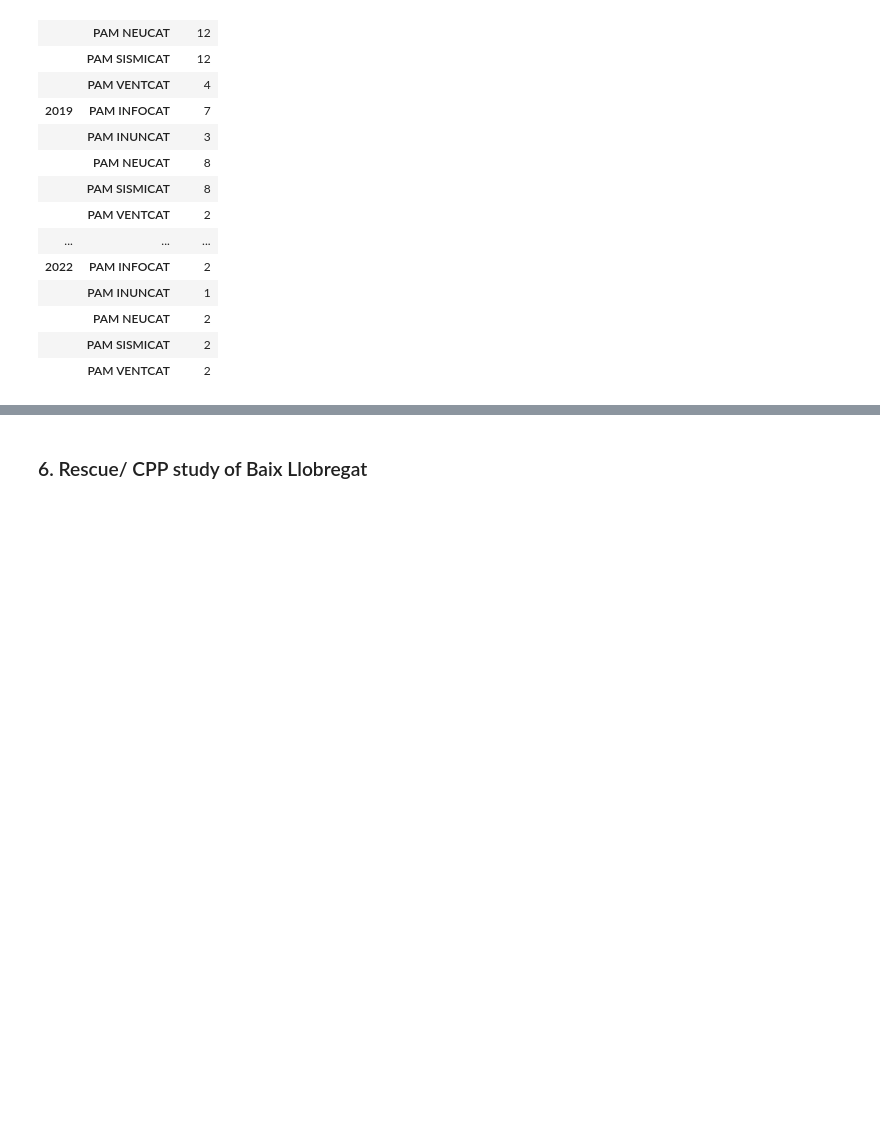
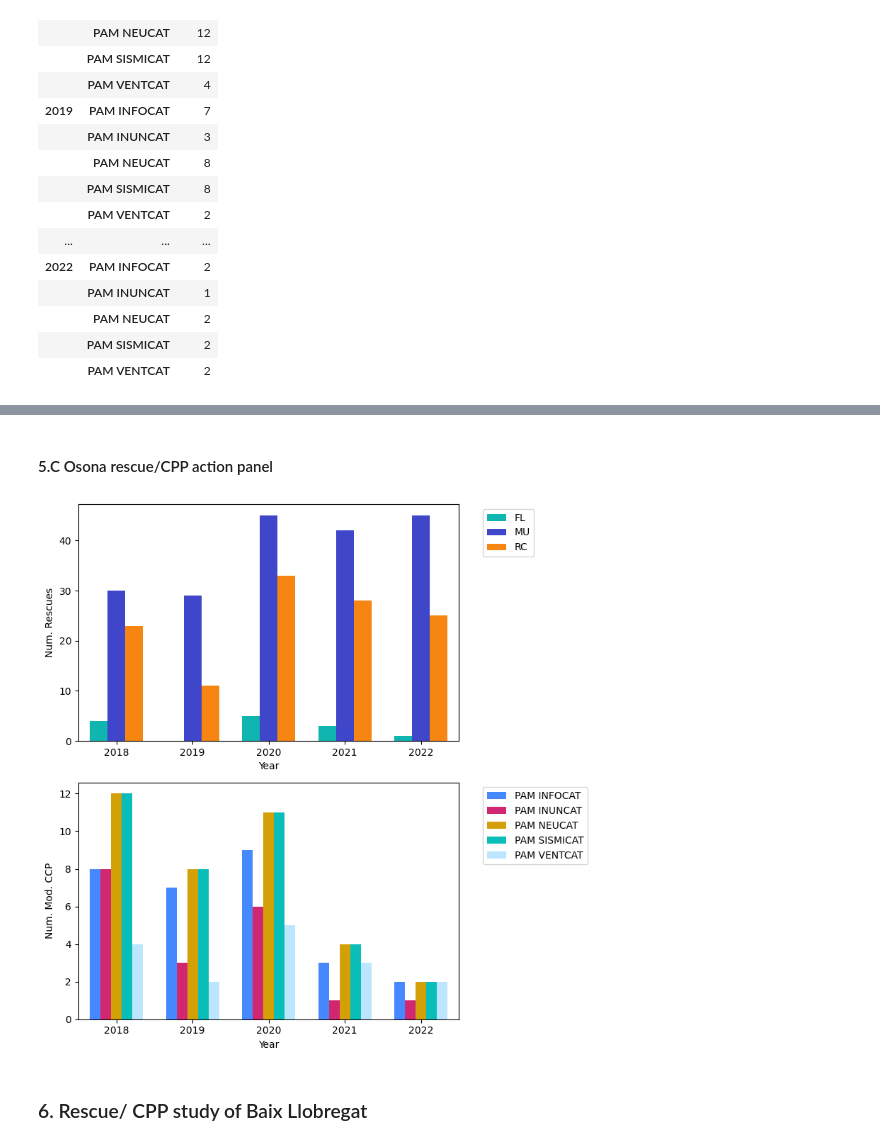
Before and after one commit to belenmvinhas/AVDM_ioib, a Jupyter notebook: ot/civil_protection_plans.ipynb, the cells around one changed output, grey strips where cells are left out. Saved outputs shown, nothing was run; the diff lists cells and outputs as text; code cells hidden in the pictures; blank space fills up the shorter version.

Commit message:
updated notebook + panels

```diff
--- a/ot/civil_protection_plans.ipynb
+++ b/ot/civil_protection_plans.ipynb
@@ -711,3 +716,38 @@ plt.show()
+# %% [markdown]
+#### 5.C Osona rescue/CPP action panel
+# %%
+# Set the colorblind palette
+colorblind_palette = ["#0fb5ae", "#4046ca", "#f68511"]
+
+# Set the alternative palette
+alternative_palette = ["#4689ff", "#d02770", "#d3a107", "#09bdb9", "#bbe6fe"]
+
+#Order palette
+hue_order = ["FL", "MU", "RC"]
+
+# Create subplots with 2 rows and 1 column
+fig, axes = plt.subplots(nrows=2, ncols=1, figsize=(8, 8))
+
+# First subplot (top)
+sns.barplot(x='ANY', y='NUM_ACTIONS', hue='TAL_COD_ALARMA2', data=grouped_by_years_os, hue_order = hue_order, palette=colorblind_palette, saturation=1, width=0.7, ax=axes[0])
+
+axes[0].set_xlabel('Year')
+axes[0].set_ylabel('Num. Rescues')
+axes[0].legend(bbox_to_anchor=(1.05, 1), loc='upper left')
+
+# Second subplot (bottom)
+sns.barplot(x='ANY', y='Estat', hue='Nom del pla', data=grouped_by_years_ccp_os, palette=alternative_palette, saturation=1, width=0.7, ax=axes[1])
+
+axes[1].set_xlabel('Year')
+axes[1].set_ylabel('Num. Mod. CCP')
+axes[1].legend(bbox_to_anchor=(1.05, 1), loc='upper left')
+
+# Adjust layout and save the plot
+plt.tight_layout()
+plt.savefig("figures/combined_plot_osona.pdf")
+plt.show()
+# %% [output]
+[figure, added]
 # %% [markdown]
 ### 6. Rescue/ CPP study of Baix Llobregat
 # %% [markdown]
```
Also changed, not shown: parts of 7 cells of this notebook, 9 other files.
